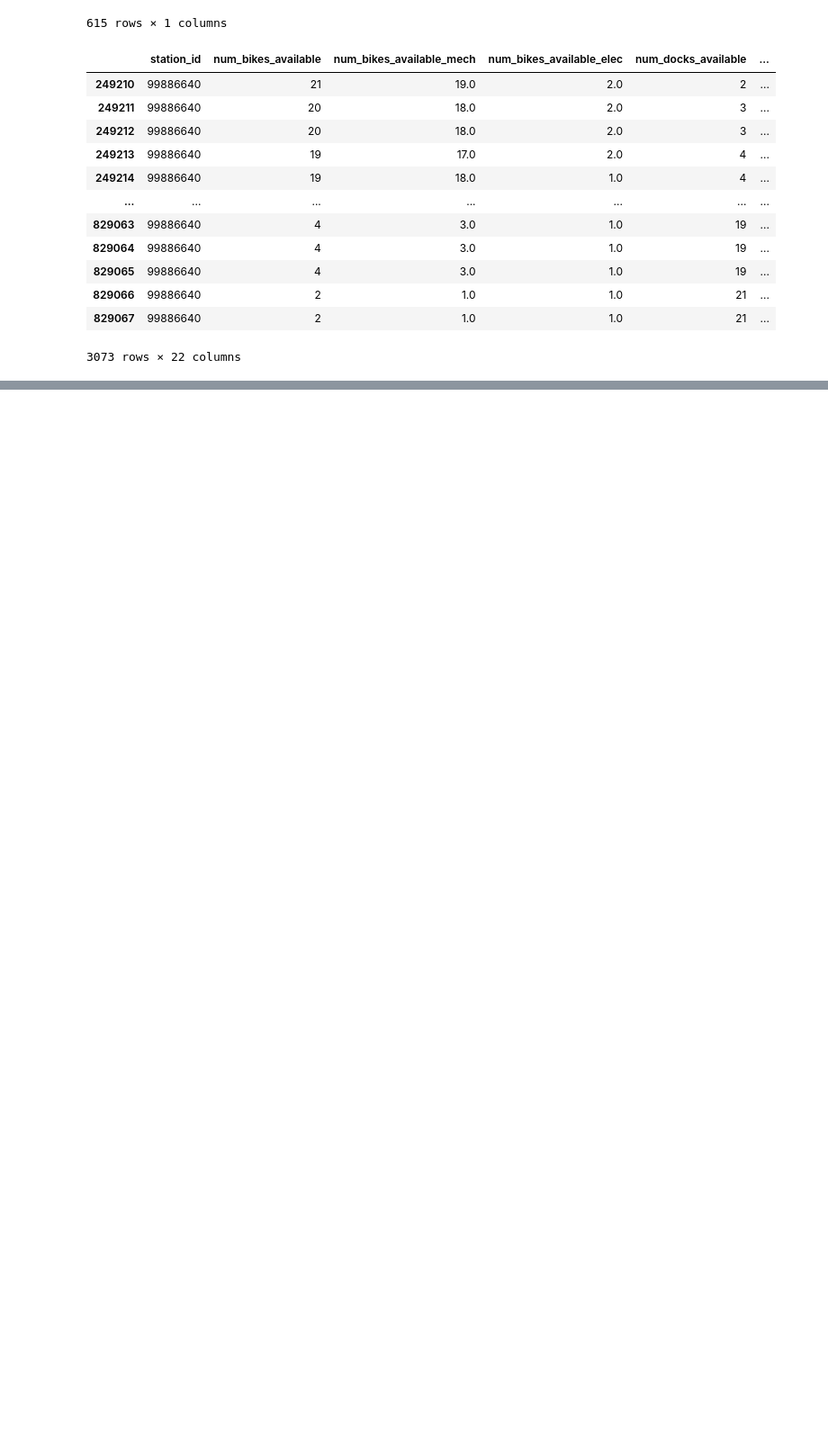
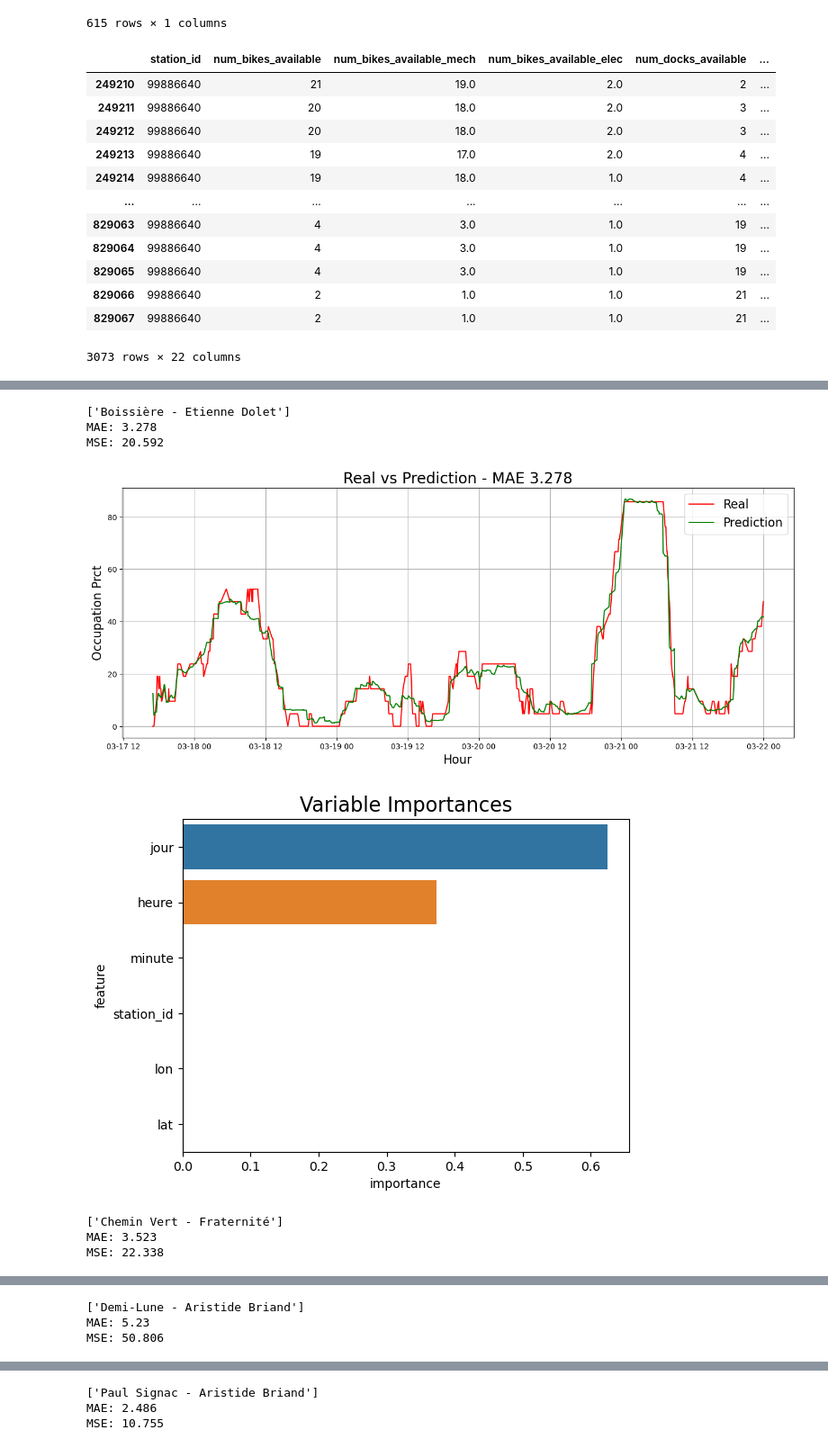
Before and after one commit to JulienGnty/MeteoVelib, a Jupyter notebook: MachineLearning_part2.ipynb, the cells around one changed output, grey strips where cells are left out. Shown at 90% size. Saved outputs shown, nothing was run; the diff lists cells and outputs as text; code cells hidden in the pictures; blank space fills up the shorter version.

```diff
--- a/MachineLearning_part2.ipynb
+++ b/MachineLearning_part2.ipynb
@@ -438,7 +438,7 @@ for sample in random.sample(list(DF0["station_id"].unique()), 1):
    macro avg       0.84      0.61      0.65       615
 weighted avg       0.87      0.87      0.86       615
 # %%
-def testRegressor(df: object) -> None:
+def testRegressor(df: object, horizon_bool = 0) -> None:
 
     # feat=['station_id', 'capacity', 'seconds_since_midnight']
 
@@ -464,12 +464,11 @@ def testRegressor(df: object) -> None:
     x = dfbis[feat]
     y = dfbis[target]
 
-    # Méthode classique
-    #x_train, x_test, y_train, y_test = train_test_split(x, y, test_size=0.2)
-
-    horizon = 720
-    x_train, x_test = x.iloc[:-horizon,:], x.iloc[-horizon:,:]
-    y_train, y_test = y.iloc[:-horizon], y.iloc[-horizon:]
+    if horizon_bool:
+        x_train, x_test = x.iloc[:-horizon,:], x.iloc[-horizon:,:]
+        y_train, y_test = y.iloc[:-horizon], y.iloc[-horizon:]
+    else:
+        x_train, x_test, y_train, y_test = train_test_split(x, y, test_size=0.2)
 
     x_train = x_train.sort_index()
     y_train = y_train.sort_index()
@@ -482,6 +481,10 @@ def testRegressor(df: object) -> None:
     y_pred = clf.predict(x_test)
 
     mae = np.round(mean_absolute_error(y_test, y_pred), 3)
+    mse = np.round(mean_squared_error(y_test, y_pred), 3)
+
+    print("MAE:", mae)
+    print("MSE:", mse)
 
     #plot reality vs prediction for the last week of the dataset
     fig = plt.figure(figsize=(16,6))
@@ -603,0 +756,13 @@ preProcessDataframe(getDatasetStation(99886640))
+# %%
+for station in getCloseStations(DF0, DIS, 48.87626381919953, 2.4562818557024):
+    print(DF0[DF0["station_id"] == station]["name"].unique())
+    testRegressor(preProcessDataframe(getDatasetStation(station)), horizon_bool = 0)
+# %% [output]
+['Boissière - Etienne Dolet']
+MAE: 3.278
+MSE: 20.592
+[figure, added]
+[figure, added]
+['Chemin Vert - Fraternité']
+MAE: 3.523
+MSE: 22.338
@@ -603,0 +771,3 @@ preProcessDataframe(getDatasetStation(99886640))
+['Demi-Lune - Aristide Briand']
+MAE: 5.23
+MSE: 50.806
@@ -603,0 +776,3 @@ preProcessDataframe(getDatasetStation(99886640))
+['Paul Signac - Aristide Briand']
+MAE: 2.486
+MSE: 10.755
```
Also changed, not shown: parts of 13 cells of this notebook.
